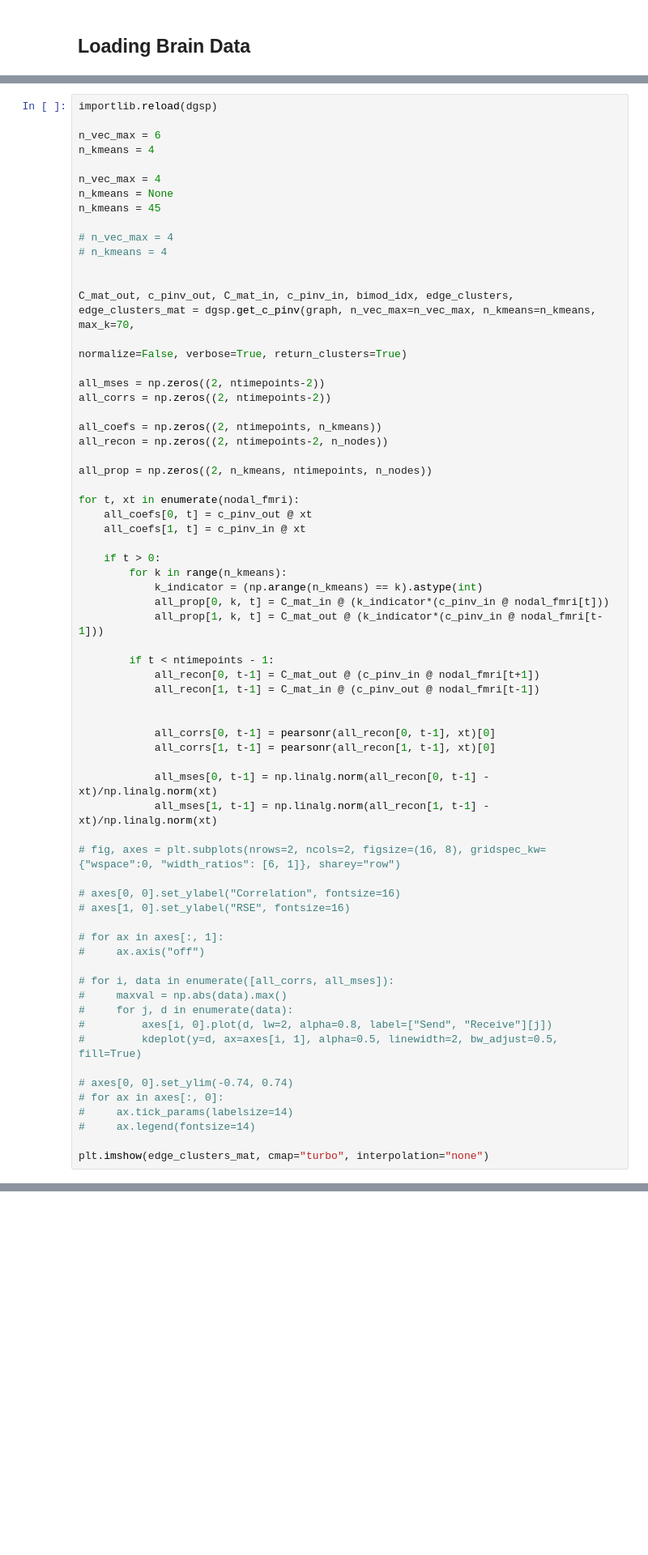
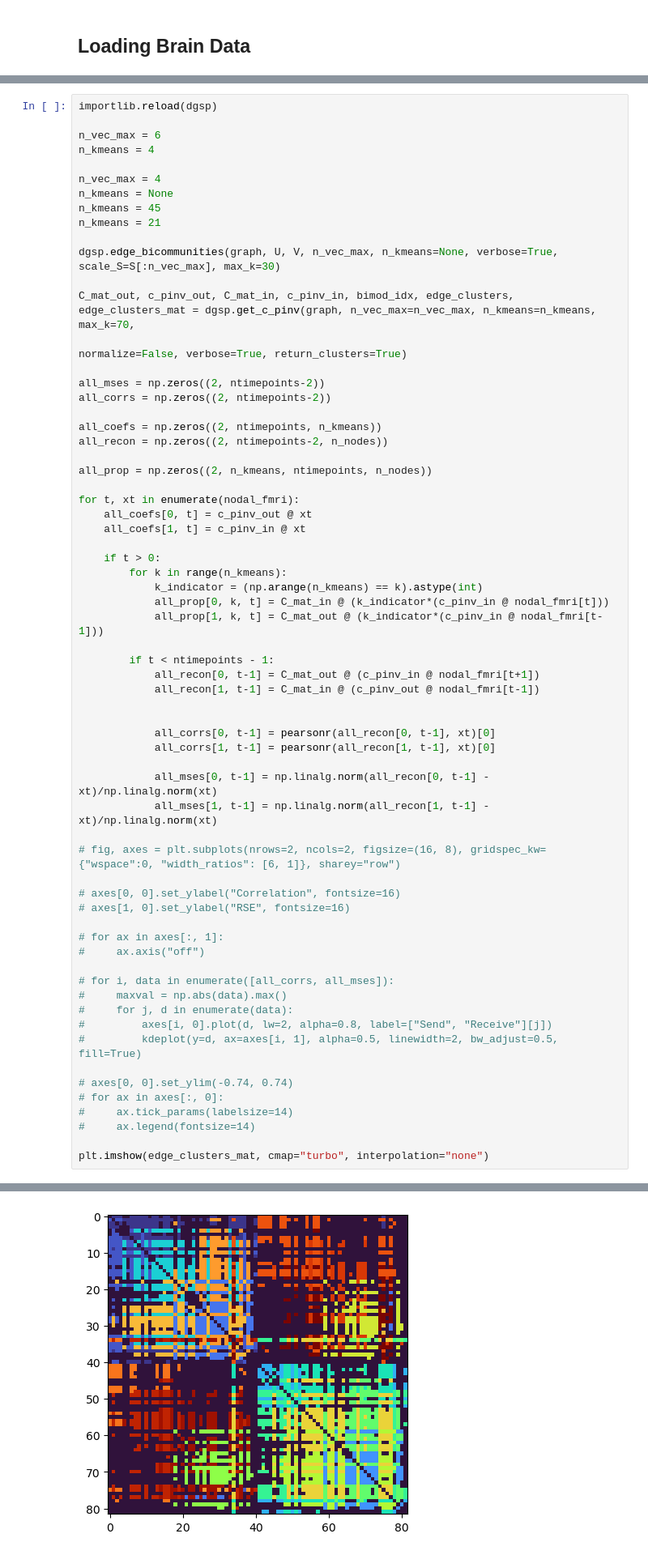
Before and after one commit to acionca/Bimodularity, a Jupyter notebook: bicom-signals-brain.ipynb, the cells around one changed output, grey strips where cells are left out. Shown at 81% size. Saved outputs shown, nothing was run; the diff lists cells and outputs as text; blank space fills up the shorter version.

Commit message:
edge clustering update

```diff
--- a/bicom-signals-brain.ipynb
+++ b/bicom-signals-brain.ipynb
@@ -294,10 +325,9 @@ n_kmeans = 4
 n_vec_max = 4
 n_kmeans = None
 n_kmeans = 45
+n_kmeans = 21
 
-# n_vec_max = 4
-# n_kmeans = 4
-
+dgsp.edge_bicommunities(graph, U, V, n_vec_max, n_kmeans=None, verbose=True, scale_S=S[:n_vec_max], max_k=30)
 
 C_mat_out, c_pinv_out, C_mat_in, c_pinv_in, bimod_idx, edge_clusters, edge_clusters_mat = dgsp.get_c_pinv(graph, n_vec_max=n_vec_max, n_kmeans=n_kmeans, max_k=70,
                                                                                                           normalize=False, verbose=True, return_clusters=True)
@@ -351,3 +381,4 @@ for t, xt in enumerate(nodal_fmri):
 #     ax.legend(fontsize=14)
 
 plt.imshow(edge_clusters_mat, cmap="turbo", interpolation="none")
+# %% [output]
@@ -354,3 +403,4 @@ plt.imshow(edge_clusters_mat, cmap="turbo", interpolation="none")
+[figure, added]
 # %% [markdown]
 # Below is the actual cell where things are happening !
 
```
Also changed, not shown: parts of 6 cells of this notebook, 6 other files.
